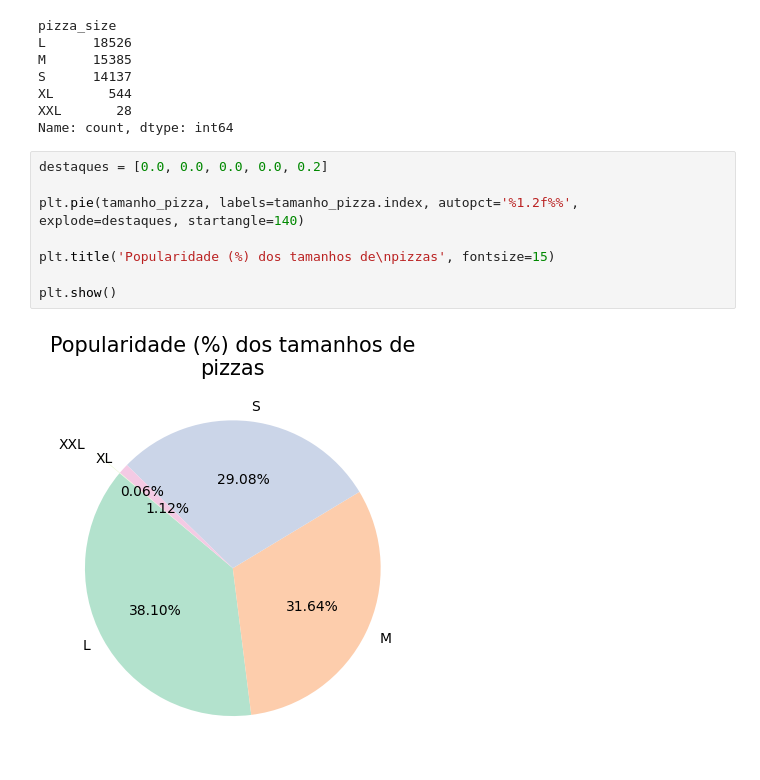
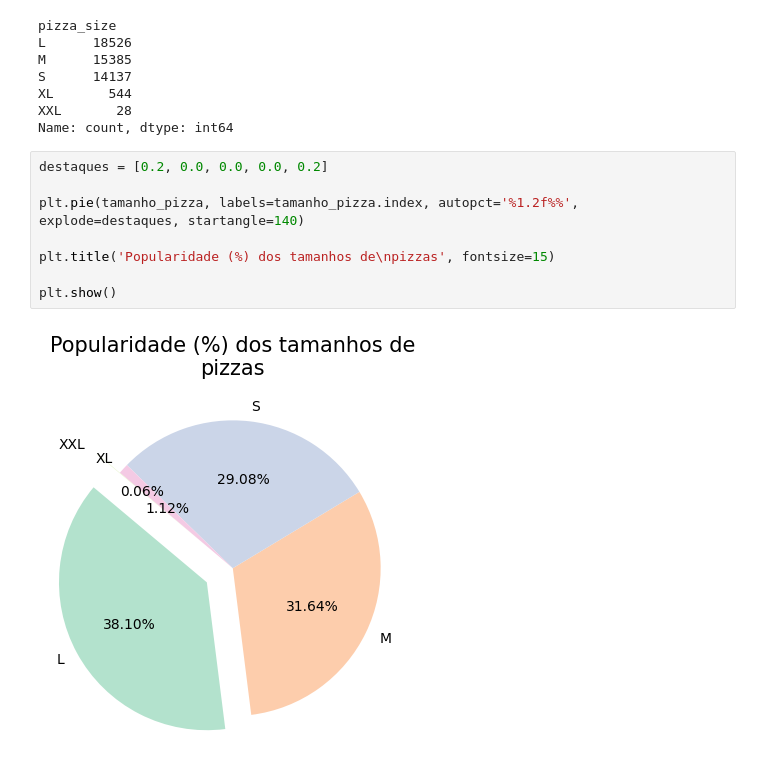
Before and after one commit to sdemoviart/resposito_teste, a Jupyter notebook: visualizacoes.ipynb, the cells around one changed output. Cells and saved outputs as stored; diff of their text form.

Commit message:
destaque gráfico de pizza

```diff
--- a/visualizacoes.ipynb
+++ b/visualizacoes.ipynb
@@ -64,12 +64,12 @@ XL       544
 XXL       28
 Name: count, dtype: int64
 # %%
-destaques = [0.0, 0.0, 0.0, 0.0, 0.2]
+destaques = [0.2, 0.0, 0.0, 0.0, 0.2]
 
 plt.pie(tamanho_pizza, labels=tamanho_pizza.index, autopct='%1.2f%%', explode=destaques, startangle=140)
 
 plt.title('Popularidade (%) dos tamanhos de\npizzas', fontsize=15)
 
 plt.show()
 # %% [output]
-[figure, old version]
+[figure, new version]
```
